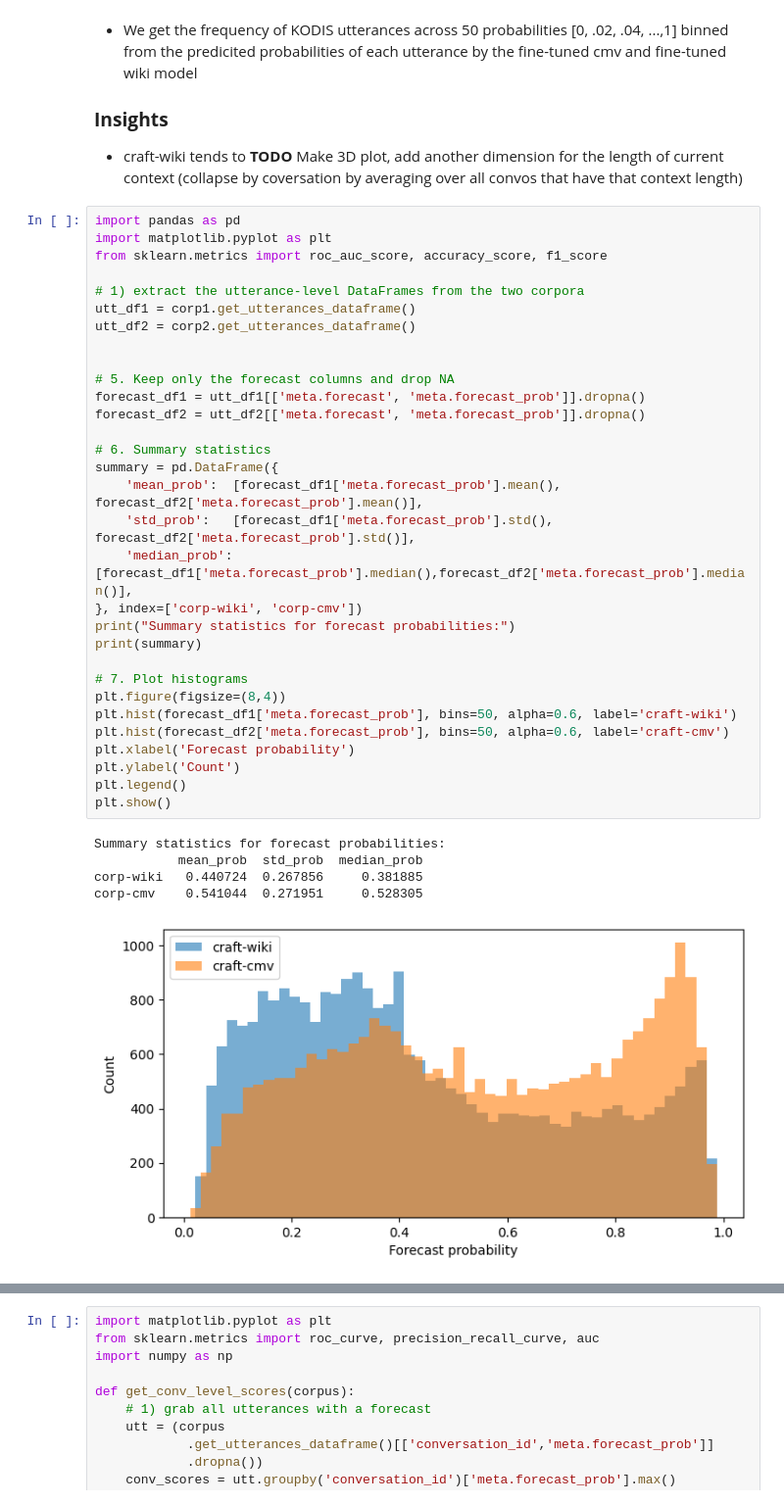
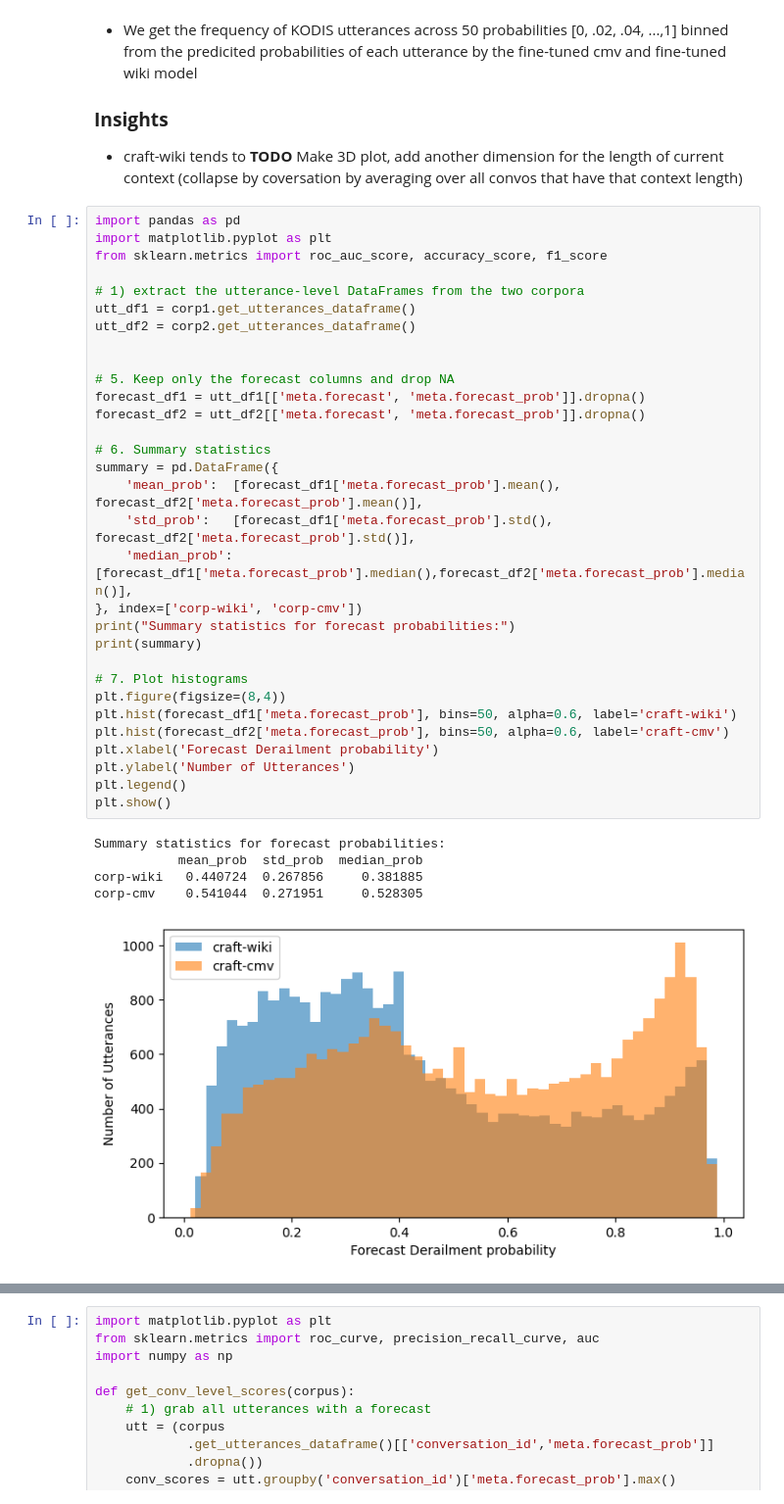
Before and after one commit to mishkin101/ConvoKit_Disputes, a Jupyter notebook: src/Forcaster_Explorer.ipynb, the cells around one changed output, grey strips where cells are left out. Shown at 98% size. Drawn from its saved outputs; the diff is of its cells as text.

```diff
--- a/src/Forcaster_Explorer.ipynb
+++ b/src/Forcaster_Explorer.ipynb
@@ -350,36 +198,36 @@ from sklearn.metrics import roc_auc_score, accuracy_score, f1_score
 
 # 1) extract the utterance‑level DataFrames from the two corpora
 utt_df1 = corp1.get_utterances_dataframe()
 utt_df2 = corp2.get_utterances_dataframe()
 
 
 # 5. Keep only the forecast columns and drop NA
 forecast_df1 = utt_df1[['meta.forecast', 'meta.forecast_prob']].dropna()
 forecast_df2 = utt_df2[['meta.forecast', 'meta.forecast_prob']].dropna()
 
 # 6. Summary statistics
 summary = pd.DataFrame({
     'mean_prob':  [forecast_df1['meta.forecast_prob'].mean(),  forecast_df2['meta.forecast_prob'].mean()],
     'std_prob':   [forecast_df1['meta.forecast_prob'].std(),   forecast_df2['meta.forecast_prob'].std()],
     'median_prob':[forecast_df1['meta.forecast_prob'].median(),forecast_df2['meta.forecast_prob'].median()],
 }, index=['corp-wiki', 'corp-cmv'])
 print("Summary statistics for forecast probabilities:")
 print(summary)
 
 # 7. Plot histograms
 plt.figure(figsize=(8,4))
 plt.hist(forecast_df1['meta.forecast_prob'], bins=50, alpha=0.6, label='craft-wiki')
 plt.hist(forecast_df2['meta.forecast_prob'], bins=50, alpha=0.6, label='craft-cmv')
-plt.xlabel('Forecast probability')
-plt.ylabel('Count')
+plt.xlabel('Forecast Derailment probability')
+plt.ylabel('Number of Utterances')
 plt.legend()
 plt.show()
 # %% [output]
 Summary statistics for forecast probabilities:
            mean_prob  std_prob  median_prob
 corp-wiki   0.440724  0.267856     0.381885
 corp-cmv    0.541044  0.271951     0.528305
-[figure, old version]
+[figure, new version]
 # %% [markdown]
 ### Conversation-level AUC and PR Curves
 to create these plots, I looked at [Forecasters](https://github.com/CornellNLP/ConvoKit/blob/master/convokit/forecaster/forecaster.py#L139) code for aggregating utternce-levele metrics on a conversation level where:
```
Also changed, not shown: parts of 44 cells of this notebook, 20 other files.
